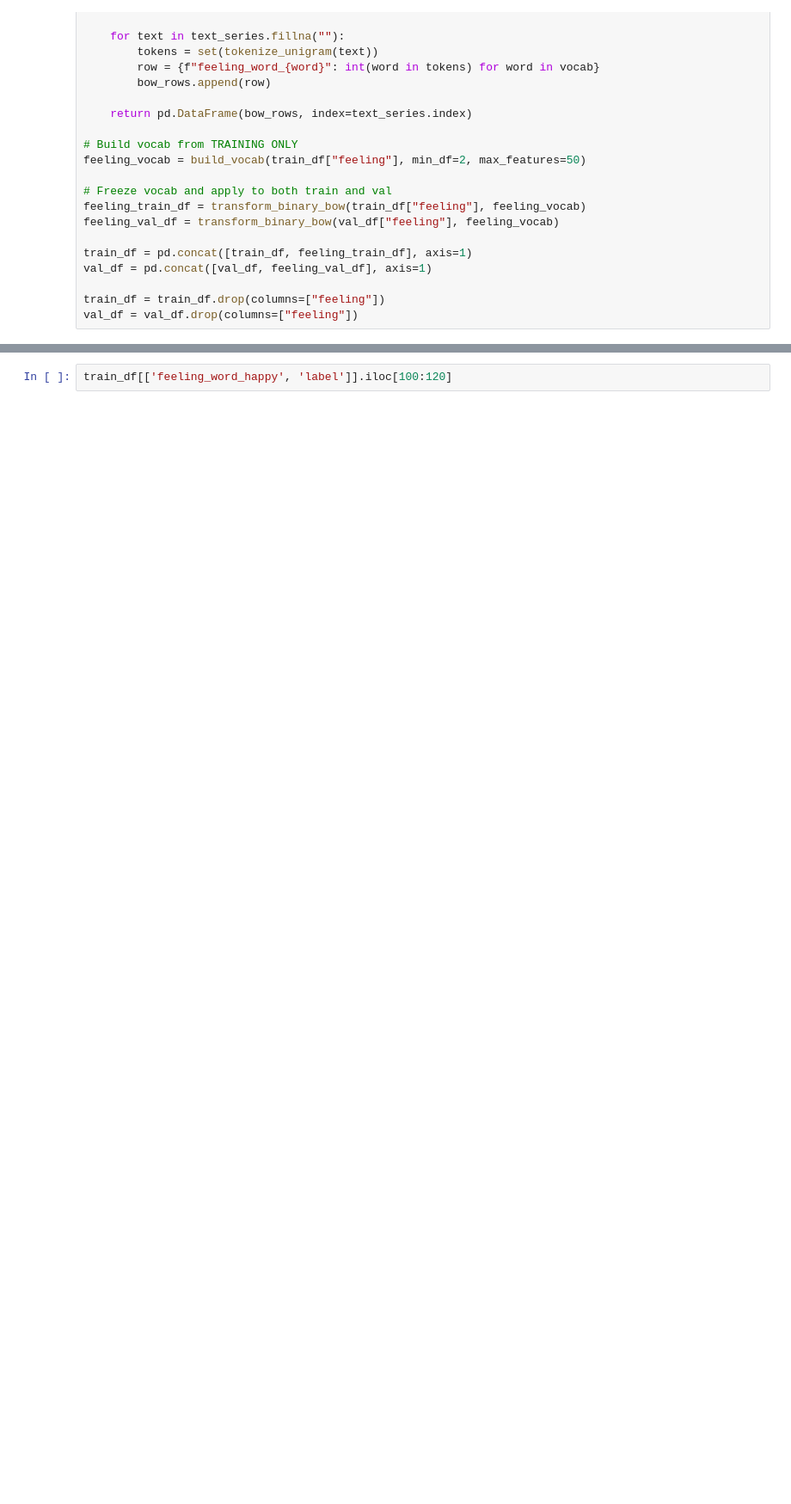
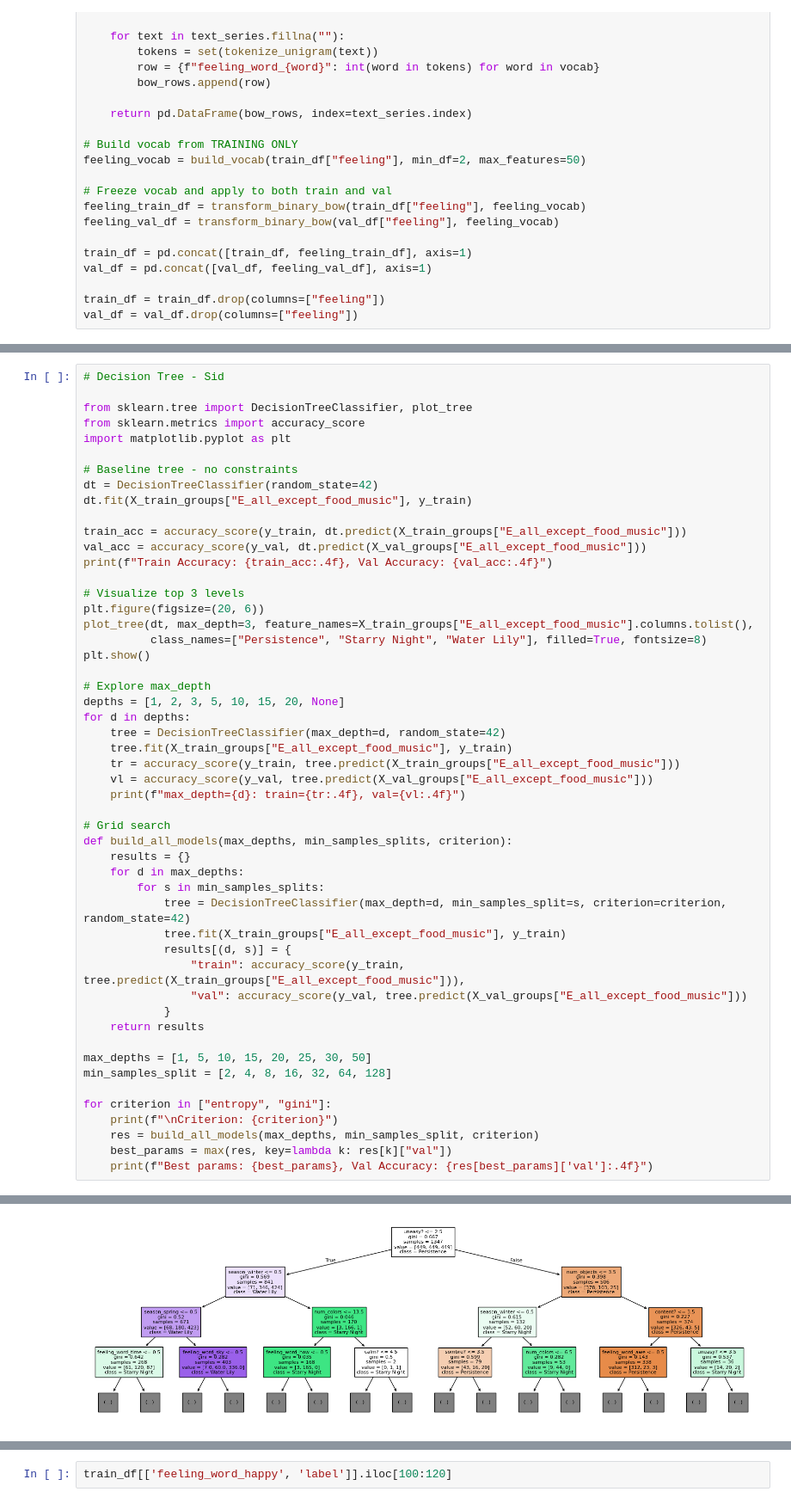
Before and after one commit to kabir-codes/ml-challenge, a Jupyter notebook: Ml_Challenge_2.ipynb, the cells around one changed output, grey strips where cells are left out. Shown at 86% size. Drawn from its saved outputs; the diff is of its cells as text; blank space fills up the shorter version.

```diff
--- a/Ml_Challenge_2.ipynb
+++ b/Ml_Challenge_2.ipynb
@@ -446,0 +389,52 @@ Number of features: 50
+# %%
+# Decision Tree - Sid
+
+from sklearn.tree import DecisionTreeClassifier, plot_tree
+from sklearn.metrics import accuracy_score
+import matplotlib.pyplot as plt
+
+# Baseline tree - no constraints
+dt = DecisionTreeClassifier(random_state=42)
+dt.fit(X_train_groups["E_all_except_food_music"], y_train)
+
+train_acc = accuracy_score(y_train, dt.predict(X_train_groups["E_all_except_food_music"]))
+val_acc = accuracy_score(y_val, dt.predict(X_val_groups["E_all_except_food_music"]))
+print(f"Train Accuracy: {train_acc:.4f}, Val Accuracy: {val_acc:.4f}")
+
+# Visualize top 3 levels
+plt.figure(figsize=(20, 6))
+plot_tree(dt, max_depth=3, feature_names=X_train_groups["E_all_except_food_music"].columns.tolist(),
+          class_names=["Persistence", "Starry Night", "Water Lily"], filled=True, fontsize=8)
+plt.show()
+
+# Explore max_depth
+depths = [1, 2, 3, 5, 10, 15, 20, None]
+for d in depths:
+    tree = DecisionTreeClassifier(max_depth=d, random_state=42)
+    tree.fit(X_train_groups["E_all_except_food_music"], y_train)
+    tr = accuracy_score(y_train, tree.predict(X_train_groups["E_all_except_food_music"]))
+    vl = accuracy_score(y_val, tree.predict(X_val_groups["E_all_except_food_music"]))
+    print(f"max_depth={d}: train={tr:.4f}, val={vl:.4f}")
+
+# Grid search
+def build_all_models(max_depths, min_samples_splits, criterion):
+    results = {}
+    for d in max_depths:
+        for s in min_samples_splits:
+            tree = DecisionTreeClassifier(max_depth=d, min_samples_split=s, criterion=criterion, random_state=42)
+            tree.fit(X_train_groups["E_all_except_food_music"], y_train)
+            results[(d, s)] = {
+                "train": accuracy_score(y_train, tree.predict(X_train_groups["E_all_except_food_music"])),
+                "val": accuracy_score(y_val, tree.predict(X_val_groups["E_all_except_food_music"]))
+            }
+    return results
+
+max_depths = [1, 5, 10, 15, 20, 25, 30, 50]
+min_samples_split = [2, 4, 8, 16, 32, 64, 128]
+
+for criterion in ["entropy", "gini"]:
+    print(f"\nCriterion: {criterion}")
+    res = build_all_models(max_depths, min_samples_split, criterion)
+    best_params = max(res, key=lambda k: res[k]["val"])
+    print(f"Best params: {best_params}, Val Accuracy: {res[best_params]['val']:.4f}")
+# %% [output]
@@ -446,0 +442 @@ Number of features: 50
+[figure, added]
```
Also changed, not shown: parts of 3 cells of this notebook.
